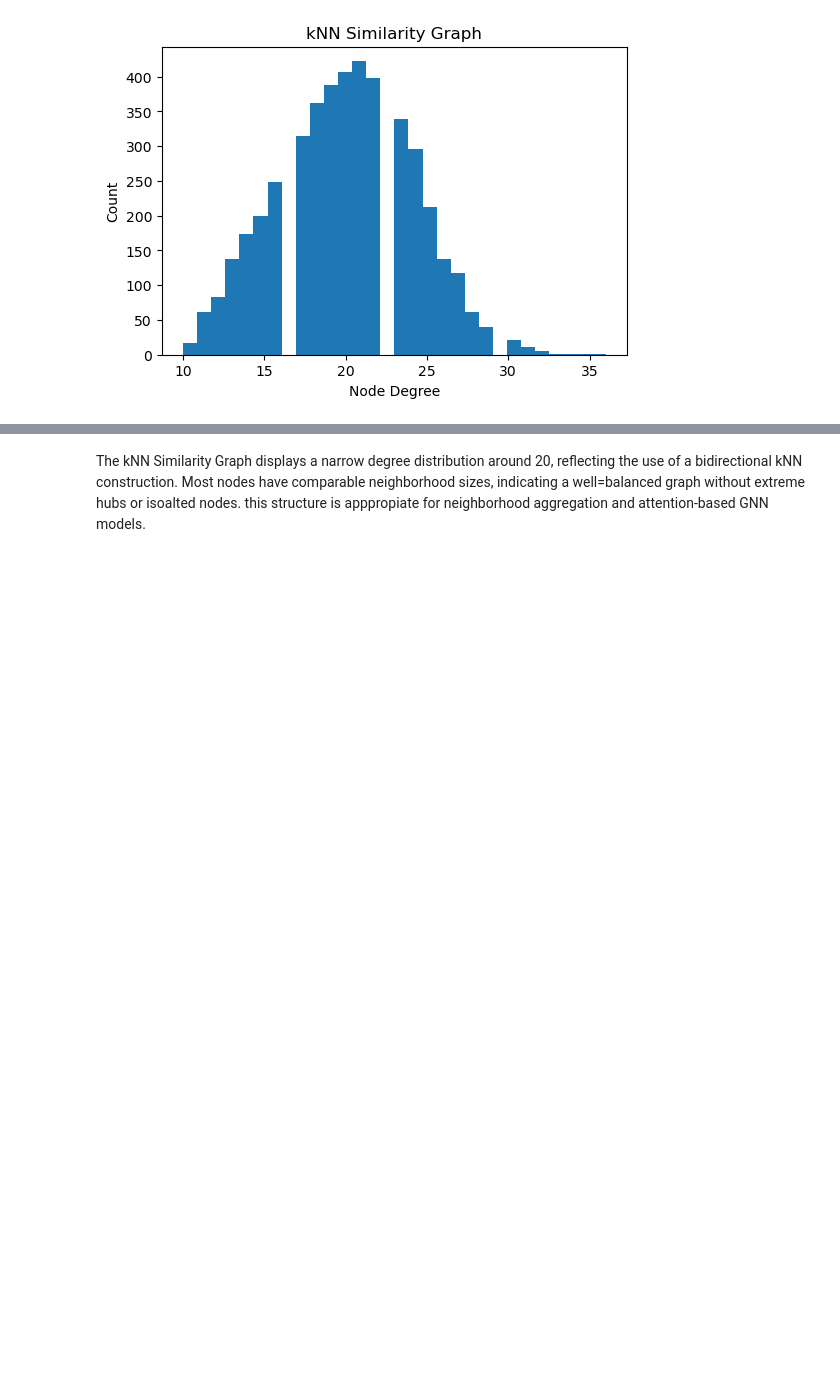
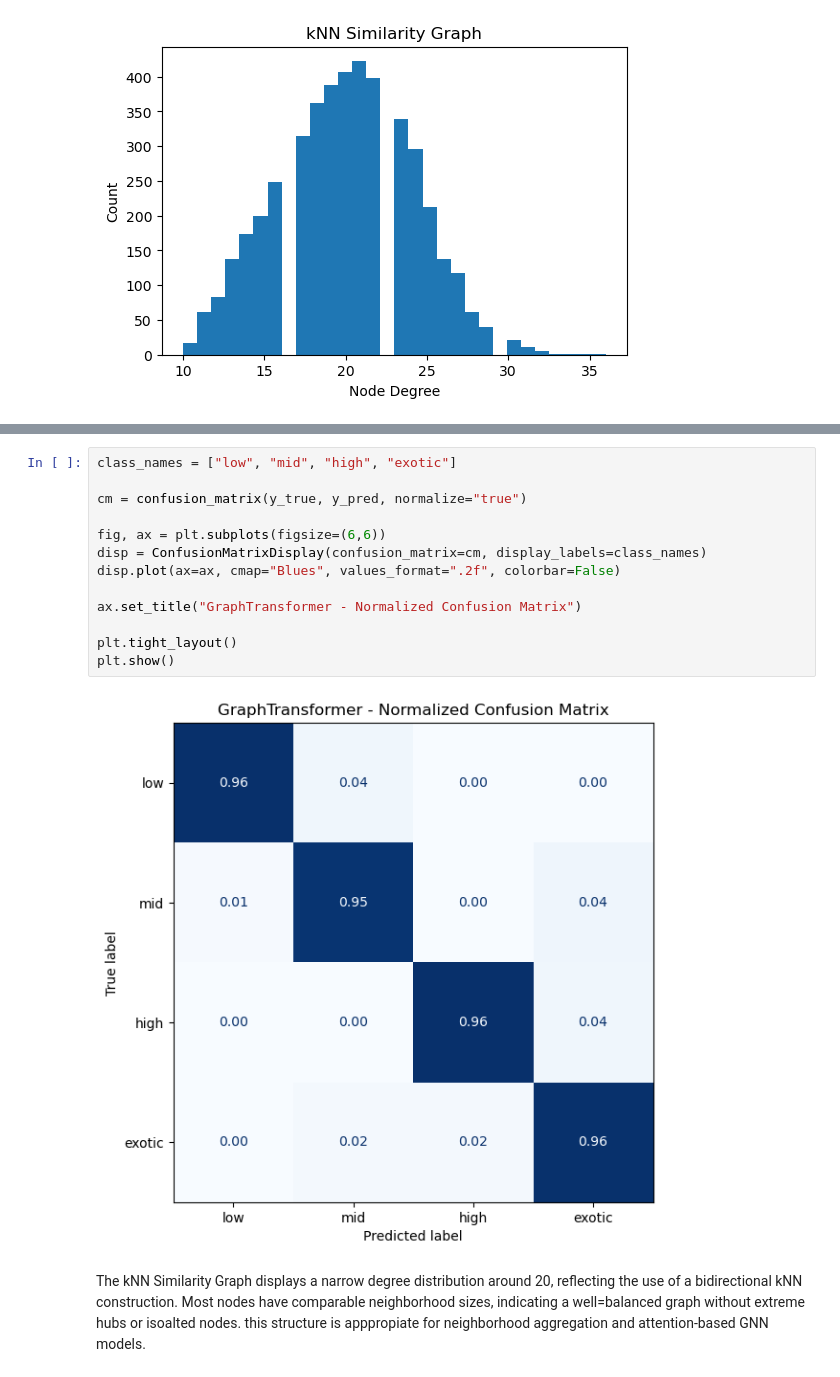
Before and after one commit to dantemallozzi05/cpu-performance-model, a Jupyter notebook: notebooks/eda.ipynb, the cells around one changed output, grey strips where cells are left out. Saved outputs shown, nothing was run; the diff lists cells and outputs as text; blank space fills up the shorter version.

Commit message:
Implemented confusion matrix for GraphTransformer model

```diff
--- a/notebooks/eda.ipynb
+++ b/notebooks/eda.ipynb
@@ -163,6 +165,21 @@ with torch.no_grad():
     out = model(data.x, data.edge_index)
     y_pred = out.argmax(dim=1)[test_mask].cpu().numpy()
     y_true = data.y[test_mask].cpu().numpy()
+# %%
+class_names = ["low", "mid", "high", "exotic"]
+
+cm = confusion_matrix(y_true, y_pred, normalize="true")
+
+fig, ax = plt.subplots(figsize=(6,6))
+disp = ConfusionMatrixDisplay(confusion_matrix=cm, display_labels=class_names)
+disp.plot(ax=ax, cmap="Blues", values_format=".2f", colorbar=False)
+
+ax.set_title("GraphTransformer - Normalized Confusion Matrix")
+
+plt.tight_layout()
+plt.show()
+# %% [output]
+[figure, added]
 # %% [markdown]
 The kNN Similarity Graph displays a narrow degree distribution around 20, reflecting the use of a bidirectional kNN construction. Most nodes have comparable neighborhood sizes, indicating a well=balanced graph without extreme hubs or isoalted nodes. this structure is apppropiate for neighborhood aggregation and attention-based GNN models.
 # %% [markdown]
```
Also changed, not shown: parts of 1 cell of this notebook.
